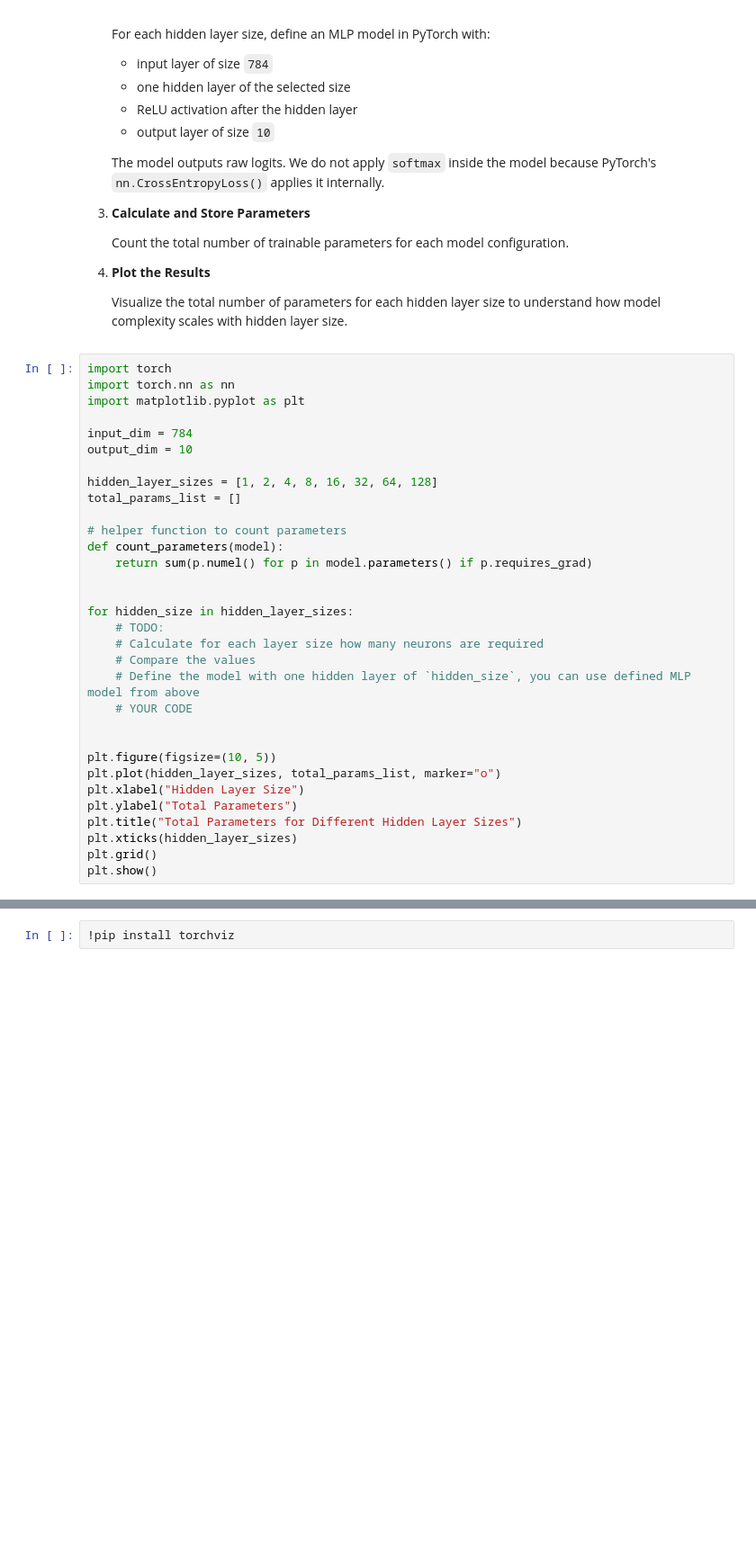
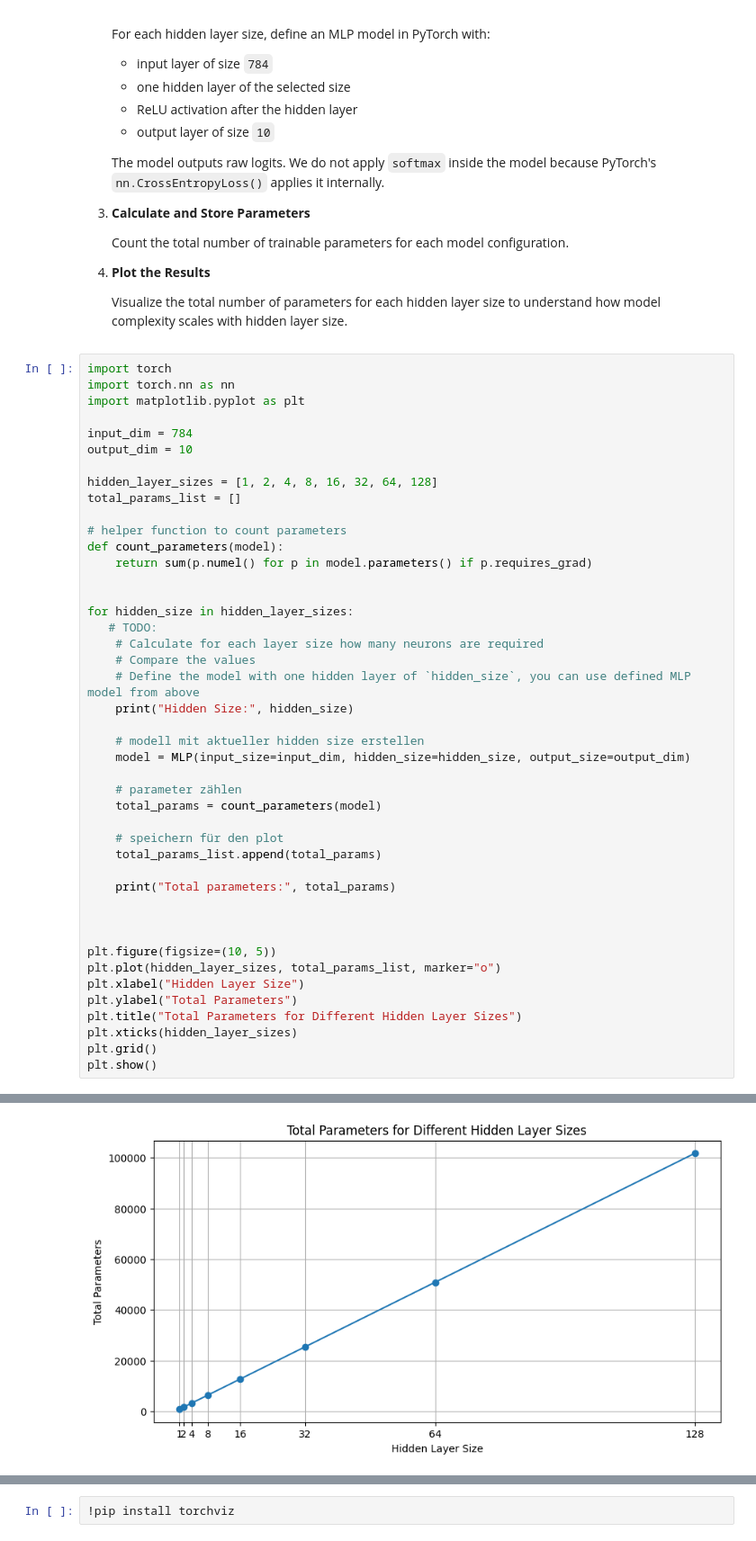
Before and after one commit to Maagiio/NLP, a Jupyter notebook: 02_MLP.ipynb, the cells around one changed output, grey strips where cells are left out. Shown at 90% size. Drawn from its saved outputs; the diff is of its cells as text; blank space fills up the shorter version.

```diff
--- a/02_MLP.ipynb
+++ b/02_MLP.ipynb
@@ -935,11 +1038,23 @@ def count_parameters(model):
 
 
 for hidden_size in hidden_layer_sizes:
-    # TODO:
+   # TODO:
     # Calculate for each layer size how many neurons are required
     # Compare the values
     # Define the model with one hidden layer of `hidden_size`, you can use defined MLP model from above
-    # YOUR CODE
+    print("Hidden Size:", hidden_size)
+
+    # modell mit aktueller hidden size erstellen
+    model = MLP(input_size=input_dim, hidden_size=hidden_size, output_size=output_dim)
+
+    # parameter zählen
+    total_params = count_parameters(model)
+
+    # speichern für den plot
+    total_params_list.append(total_params)
+
+    print("Total parameters:", total_params)
+
 
 
 plt.figure(figsize=(10, 5))
@@ -950,3 +1065,4 @@ plt.title("Total Parameters for Different Hidden Layer Sizes")
 plt.xticks(hidden_layer_sizes)
 plt.grid()
 plt.show()
+# %% [output]
@@ -953,3 +1085,4 @@ plt.show()
+[figure, added]
 # %% [markdown]
 ### Optional: Visualizing the Computational Graph
 
```
Also changed, not shown: parts of 4 cells of this notebook.
